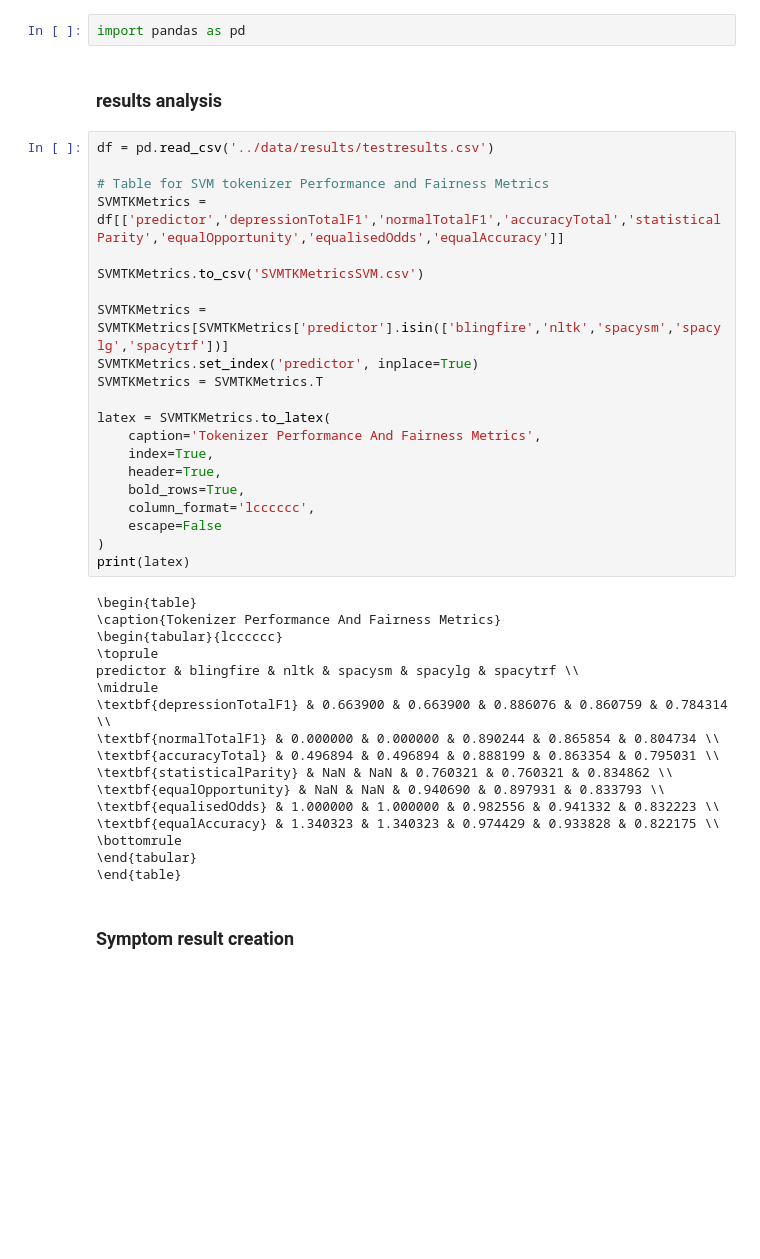
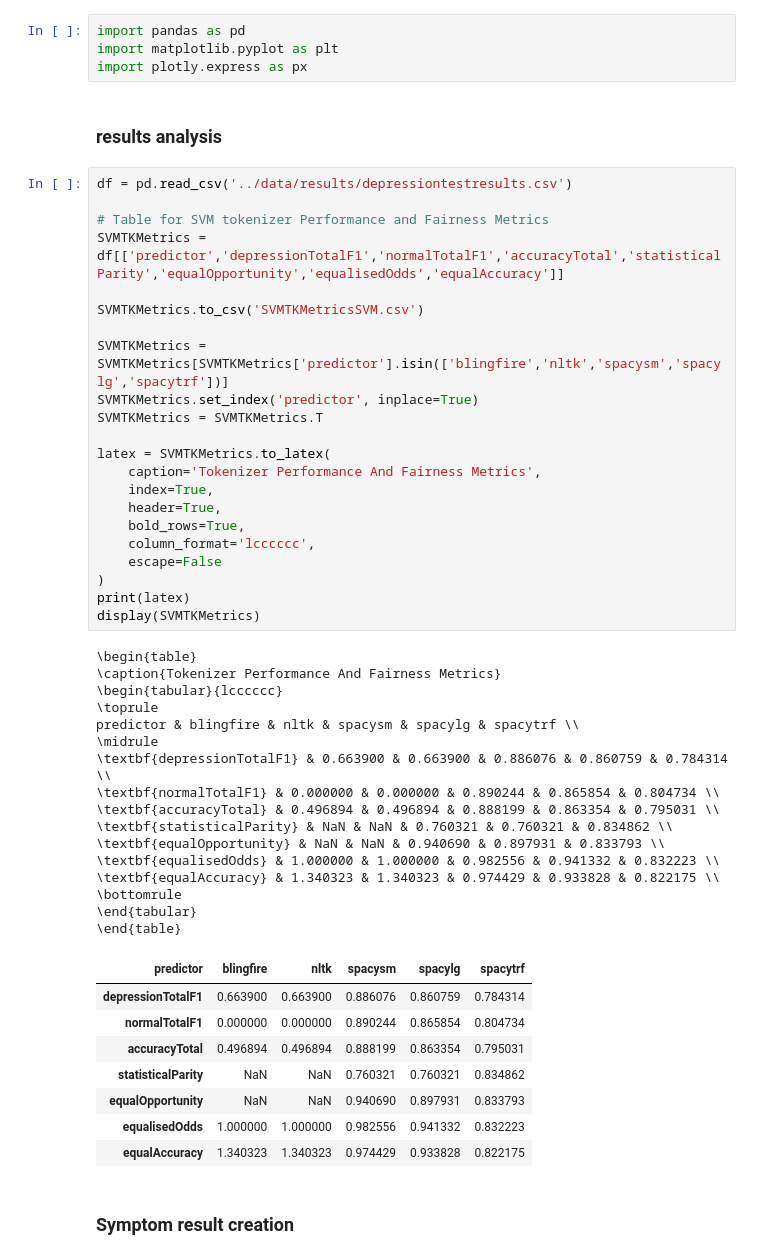
Before and after one commit to BramJanssen22/EMDD, a Jupyter notebook: D-vlog Result analysis/resultanalysis.ipynb, the cells around one changed output. Drawn from its saved outputs; the diff is of its cells as text; blank space fills up the shorter version.

```diff
--- a/D-vlog Result analysis/resultanalysis.ipynb
+++ b/D-vlog Result analysis/resultanalysis.ipynb
@@ -1,9 +1,11 @@
-# %%
-import pandas as pd
+# %%
+import pandas as pd
+import matplotlib.pyplot as plt
+import plotly.express as px
 # %% [markdown]
 ### results analysis
 # %%
-df = pd.read_csv('../data/results/testresults.csv')
+df = pd.read_csv('../data/results/depressiontestresults.csv')
 
 # Table for SVM tokenizer Performance and Fairness Metrics
 SVMTKMetrics = df[['predictor','depressionTotalF1','normalTotalF1','accuracyTotal','statisticalParity','equalOpportunity','equalisedOdds','equalAccuracy']]
@@ -13,33 +15,42 @@ SVMTKMetrics.to_csv('SVMTKMetricsSVM.csv')
 SVMTKMetrics = SVMTKMetrics[SVMTKMetrics['predictor'].isin(['blingfire','nltk','spacysm','spacylg','spacytrf'])]
 SVMTKMetrics.set_index('predictor', inplace=True)
 SVMTKMetrics = SVMTKMetrics.T
 
 latex = SVMTKMetrics.to_latex(
     caption='Tokenizer Performance And Fairness Metrics',
     index=True,
     header=True,
     bold_rows=True,
     column_format='lcccccc',
     escape=False
 )
 print(latex)
+display(SVMTKMetrics)
 # %% [output]
 \begin{table}
 \caption{Tokenizer Performance And Fairness Metrics}
 \begin{tabular}{lcccccc}
 \toprule
 predictor & blingfire & nltk & spacysm & spacylg & spacytrf \\
 \midrule
 \textbf{depressionTotalF1} & 0.663900 & 0.663900 & 0.886076 & 0.860759 & 0.784314 \\
 \textbf{normalTotalF1} & 0.000000 & 0.000000 & 0.890244 & 0.865854 & 0.804734 \\
 \textbf{accuracyTotal} & 0.496894 & 0.496894 & 0.888199 & 0.863354 & 0.795031 \\
 \textbf{statisticalParity} & NaN & NaN & 0.760321 & 0.760321 & 0.834862 \\
 \textbf{equalOpportunity} & NaN & NaN & 0.940690 & 0.897931 & 0.833793 \\
 \textbf{equalisedOdds} & 1.000000 & 1.000000 & 0.982556 & 0.941332 & 0.832223 \\
 \textbf{equalAccuracy} & 1.340323 & 1.340323 & 0.974429 & 0.933828 & 0.822175 \\
 \bottomrule
 \end{tabular}
 \end{table}
+| predictor | blingfire | nltk | spacysm | spacylg | spacytrf |
+| depressionTotalF1 | 0.663900 | 0.663900 | 0.886076 | 0.860759 | 0.784314 |
+| normalTotalF1 | 0.000000 | 0.000000 | 0.890244 | 0.865854 | 0.804734 |
+| accuracyTotal | 0.496894 | 0.496894 | 0.888199 | 0.863354 | 0.795031 |
+| statisticalParity | NaN | NaN | 0.760321 | 0.760321 | 0.834862 |
+| equalOpportunity | NaN | NaN | 0.940690 | 0.897931 | 0.833793 |
+| equalisedOdds | 1.000000 | 1.000000 | 0.982556 | 0.941332 | 0.832223 |
+| equalAccuracy | 1.340323 | 1.340323 | 0.974429 | 0.933828 | 0.822175 |
 # %% [markdown]
 ### Symptom result creation
 # %%
```
Also changed, not shown: parts of 3 cells of this notebook, 3 other files.
